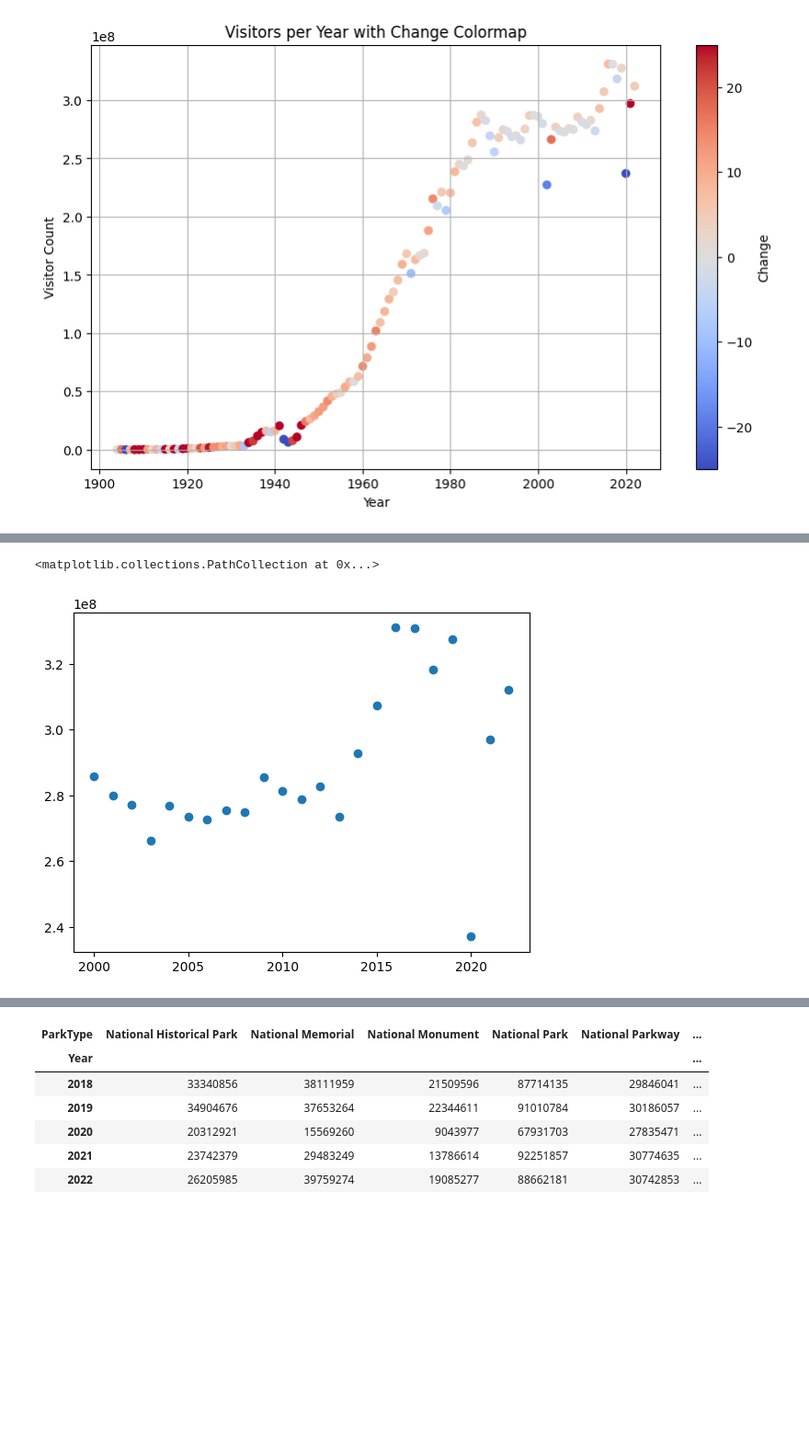
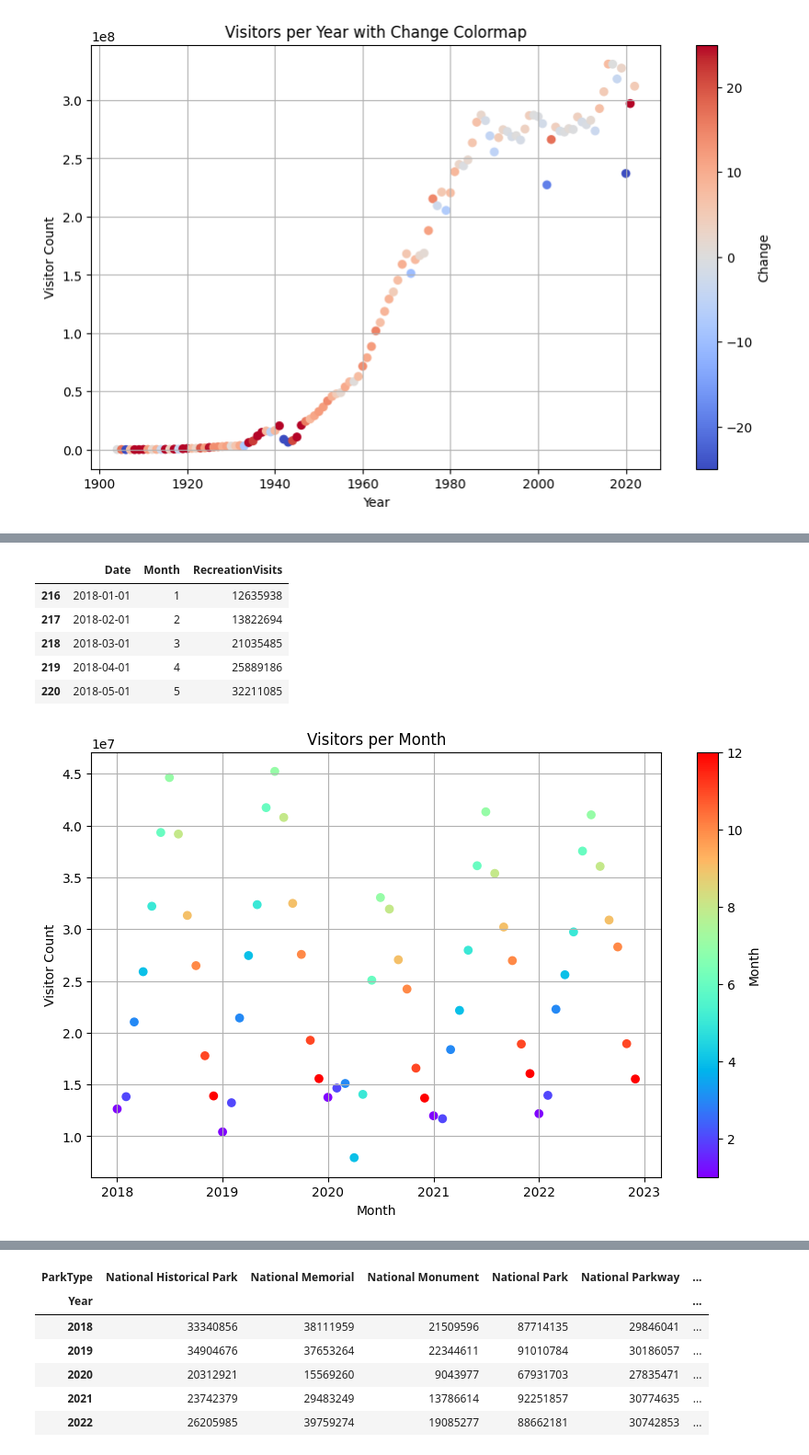
Before and after one commit to michaelzwartz/National-Parks-and-COVID, a Jupyter notebook: Data_visualization.ipynb, the cells around one changed output, grey strips where cells are left out. Shown at 92% size. Drawn from its saved outputs; the diff is of its cells as text; code cells hidden in the pictures; blank space fills up the shorter version.

```diff
--- a/Data_visualization.ipynb
+++ b/Data_visualization.ipynb
@@ -77,9 +75,27 @@ by_park.head()
 # %%
-rec_visits_year = pd.pivot_table(by_park, values='RecreationVisits', index=['Year'], aggfunc = np.sum)
-rec_visits_year = rec_visits_year.reset_index()
-
-plt.scatter(rec_visits_year['Year'], rec_visits_year['RecreationVisits'])
+rec_visits_month = pd.pivot_table(by_park, values='RecreationVisits', index=['Date', 'Month'], aggfunc = np.sum)
+rec_visits_month = rec_visits_month.reset_index()
+visits_per_month = rec_visits_month.query('Date >= 2018')
+visits_per_month.head()
 # %% [output]
-<matplotlib.collections.PathCollection at 0x...>
-[figure, removed]
+|  | Date | Month | RecreationVisits |
+| 216 | 2018-01-01 | 1 | 12635938 |
+| 217 | 2018-02-01 | 2 | 13822694 |
+| 218 | 2018-03-01 | 3 | 21035485 |
+| 219 | 2018-04-01 | 4 | 25889186 |
+| 220 | 2018-05-01 | 5 | 32211085 |
+# %%
+plt.figure(figsize=(10, 6))
+plt.scatter(visits_per_month['Date'], visits_per_month['RecreationVisits'],
+            c = visits_per_month['Month'], cmap = 'rainbow')
+plt.colorbar(label='Month')
+plt.title('Visitors per Month')
+plt.xlabel('Month')
+plt.ylabel('Visitor Count')
+plt.grid(True)
+
+
+plt.show()
+# %% [output]
+[figure, added]
 # %%
```
Also changed, not shown: parts of 6 cells of this notebook, 1 other file.
